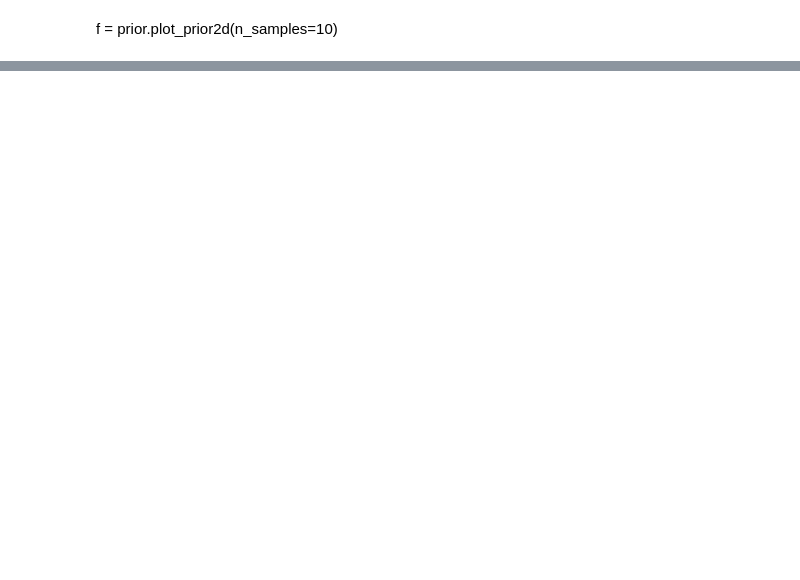
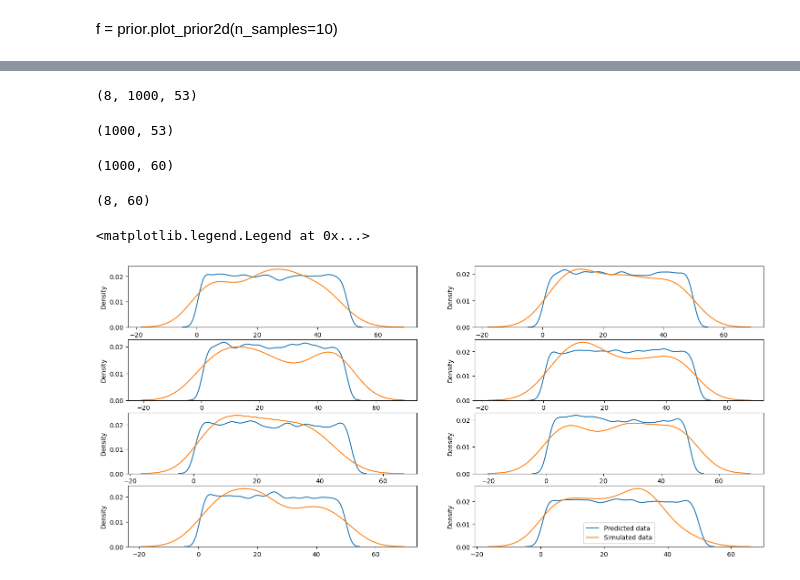
Before and after one commit to rkmalaiya/stochastic_cognitive_dynamics, a Jupyter notebook: poc/amortized_random_walk.ipynb, the cells around one changed output, grey strips where cells are left out. Drawn from its saved outputs; the diff is of its cells as text; code cells hidden in the pictures; blank space fills up the shorter version.

```diff
--- a/poc/amortized_random_walk.ipynb
+++ b/poc/amortized_random_walk.ipynb
@@ -351,0 +526,9 @@ f = bf.diagnostics.plot_losses(history["train_losses"], history["val_losses"], m
+# %%
+# Define re-simulation settings
+num_sim = 8 #number of participants
+#num_samples = 1000
+num_resim = 50
+# %%
+sim_data = model(batch_size=num_sim)
+conf_data = trainer.configurator(sim_data)
+num_obs = sim_data["sim_data"].shape[1]
@@ -351,0 +548,37 @@ f = bf.diagnostics.plot_losses(history["train_losses"], history["val_losses"], m
+# %%
+# Fit model -> draw 1000 posterior samples per data set
+# Parameters predicted from the conf_data
+post_param_samples = amortizer.sample(conf_data, n_samples=1000)
+# %%
+post_param_samples.shape
+# simulation (or participants) x posterior predicted parameters x params
+# %% [output]
+(8, 1000, 53)
+# %%
+post_param_samples[0, ...].shape
+# %% [output]
+(1000, 53)
+# %%
+pred_data = []
+for sim in range(num_sim):
+    pred_data.append(sample_fun_jit(post_param_samples[sim, ...], num_obs))
+pred_data = np.stack(pred_data)
+# %%
+pred_data[0,...,0].shape
+# %% [output]
+(1000, 60)
+# %%
+conf_data["summary_conditions"][...,0].shape
+# %% [output]
+(8, 60)
+# %%
+fig, axs = plt.subplots(4,2, figsize=(18, 8))
+for ax, p_d, c_d in zip(axs.flatten(), pred_data, conf_data["summary_conditions"]):
+    sns.kdeplot(p_d[...,0].flatten(), label="Predicted data", ax=ax)
+    sns.kdeplot(c_d[...,0].flatten(), label="Simulated data", ax=ax)
+plt.legend()
+
+#sns.despine()
+# %% [output]
+<matplotlib.legend.Legend at 0x...>
+[figure, added]
```
Also changed, not shown: parts of 35 cells of this notebook.
